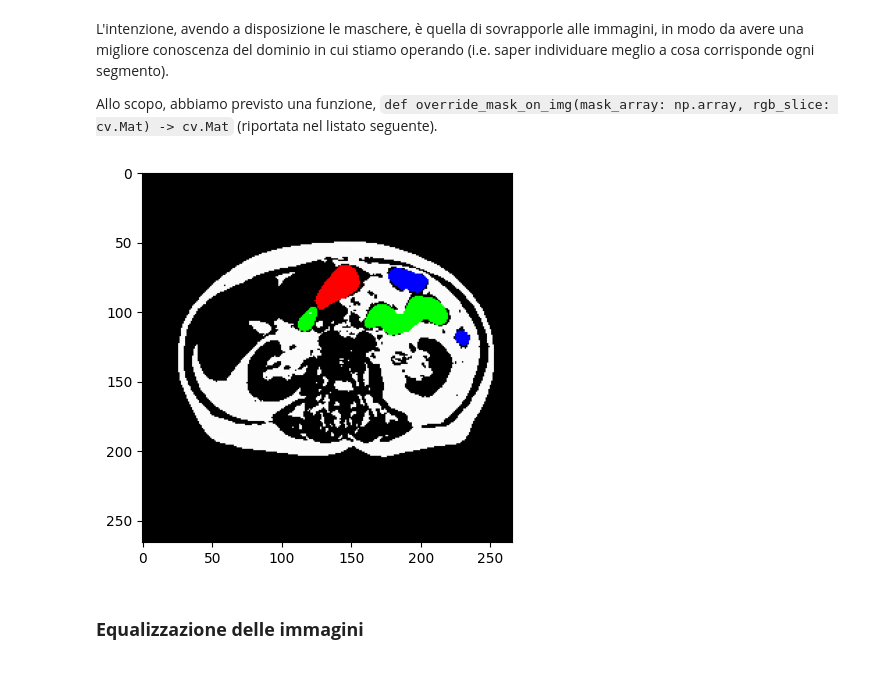
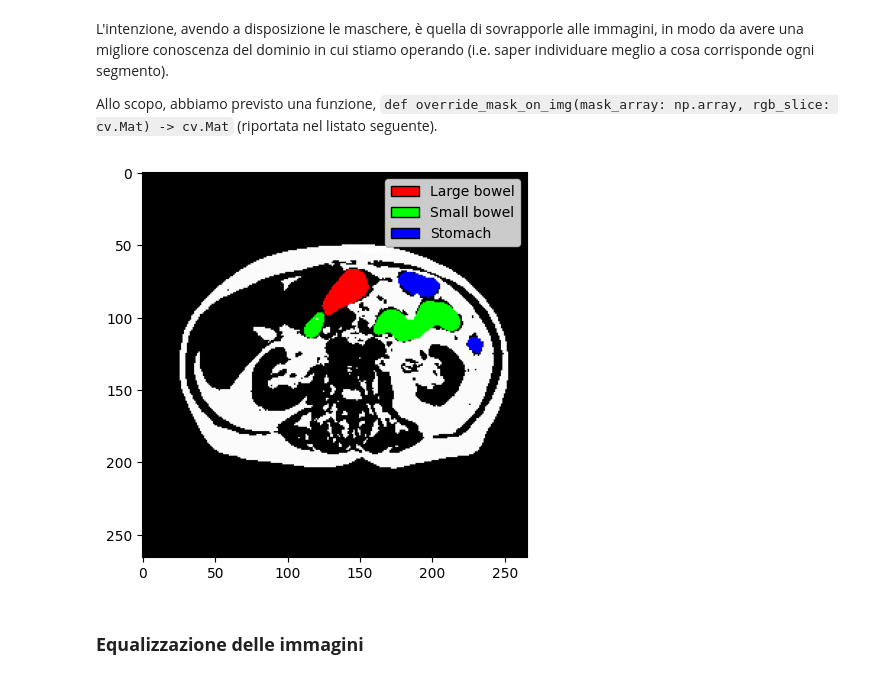
Before and after one commit to justdoit1897/BD-Image-Segmentation-Project, a Jupyter notebook: notebook.ipynb, the cells around one changed output. Drawn from its saved outputs; the diff is of its cells as text; code cells hidden in the pictures.

```diff
--- a/notebook.ipynb
+++ b/notebook.ipynb
@@ -889,15 +889,29 @@ def override_mask_on_img(mask_array: np.array, rgb_slice: cv.Mat) -> cv.Mat:
     rgb_slice[bool_index] = mask_array[bool_index]
 
     return rgb_slice
-# %%
-mask = cv.cvtColor(cv.imread('./train/case2/case2_day2/masks/mask_slice_0081_266_266_1.50_1.50.png'), cv.COLOR_BGR2RGB)
-
-case_2_2_81 = cv.imread('./pics/2_2_81_equalised.png')
-
-plt.imshow(override_mask_on_img(case_2_2_81, mask))
-plt.show()
-# %% [output]
-[figure, removed]
+# %%
+mask = cv.cvtColor(cv.imread('./train/case2/case2_day2/masks/mask_slice_0081_266_266_1.50_1.50.png'), cv.COLOR_BGR2RGB)
+
+case_2_2_81 = cv.imread('./pics/2_2_81_equalised.png')
+
+final_img = override_mask_on_img(case_2_2_81, mask)/255
+
+# Definisco i nomi delle classi e i rispettivi colori
+class_names = ['Large bowel', 'Small bowel', 'Stomach']
+colors = [(1, 0, 0), (0, 1, 0), (0, 0, 1)]
+
+# Creo una figura vuota
+fig, ax = plt.subplots(figsize=(5,5))
+
+# Aggiungo una legenda con i nomi delle classi e i rispettivi colori
+legend_handles = [plt.Rectangle((0,0),1,1, color=c, ec="k") for c in colors]
+ax.legend(legend_handles, class_names)
+
+# Mostra il risultato
+plt.imshow(final_img)
+plt.show()
+# %% [output]
+[figure, added]
 # %% [markdown]
 ### **Equalizzazione delle immagini**
 # %% [markdown]
```
